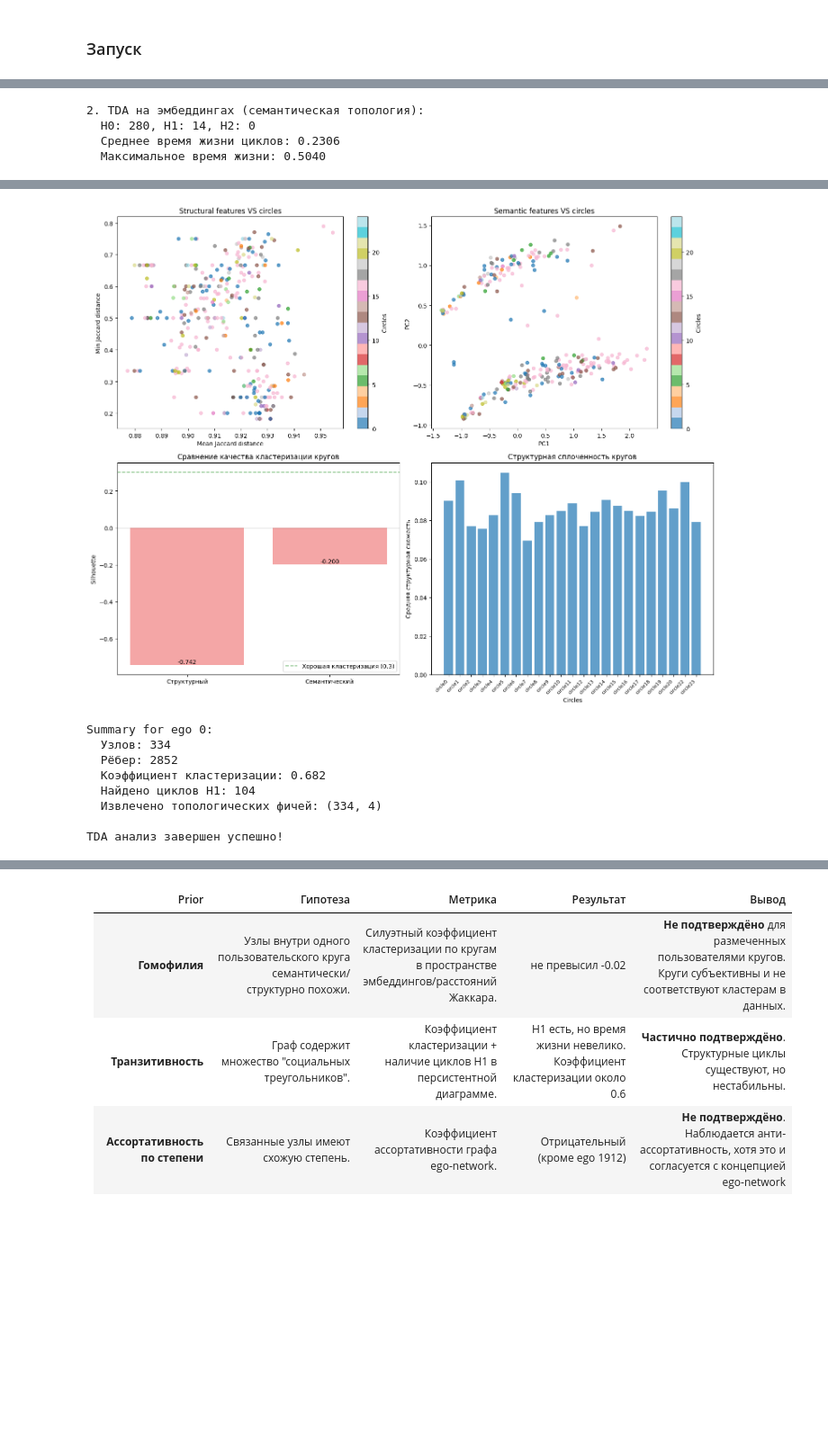
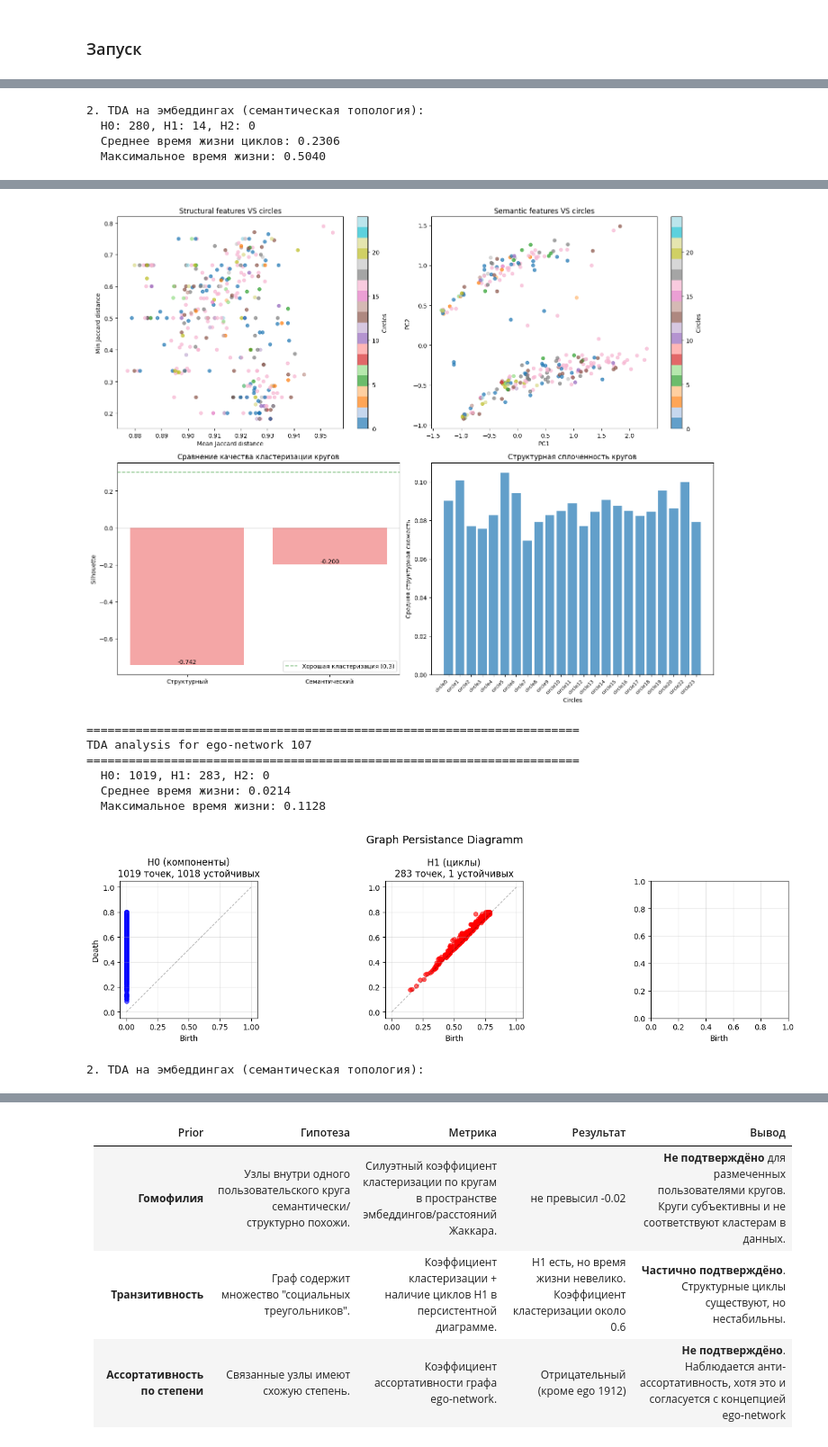
Before and after one commit to dandy472/DLS_Project_GNN, a Jupyter notebook: 2. TDA.ipynb, the cells around one changed output, grey strips where cells are left out. Shown at 90% size. Saved outputs shown, nothing was run; the diff lists cells and outputs as text; code cells hidden in the pictures; blank space fills up the shorter version.

```diff
--- a/2. TDA.ipynb
+++ b/2. TDA.ipynb
@@ -325,9 +325,6 @@ def tda_pipeline(ego_data, ego_id=None):
     }
 
     # Расстояние Жаккара - работает, кратчайшие пути - нет
-
-    print("\n1. TDA на графе (структурная топология):")
-
     try:
         n_nodes = G.number_of_nodes()
         node_list = list(G.nodes())
@@ -490,10 +487,6 @@ def tda_pipeline(ego_data, ego_id=None):
                     'close_neighbors_count'
                 ]
             }
-
-            print(f"  Извлечено признаков: {topo_features.shape}")
-            print(f"  Пример признаков узла 0: {topo_features[0]}")
-
     except Exception as e:
         print(f"  Ошибка: {e}")
         results['topological_features'] = {}
@@ -510,7 +503,10 @@ def tda_pipeline(ego_data, ego_id=None):
         graph_invariants = extract_topoinvariants(persistence_by_dim, results['graph_tda'].get('distance_matrix'), G)
         results['graph_tda']['invariants'] = graph_invariants
 
-        print(f"\n  Инварианты графа:")
+        print(f"\n  Основные инварианты графа:")
+        for key in ['betti_0','dim0_num_points','betti_1', 'dim1_num_points']:
+
+
         for key, value in graph_invariants.items():
             print(f"    {key}: {value}")
 
@@ -705,27 +701,9 @@ def tda_pipeline(ego_data, ego_id=None):
 # %% [markdown]
 ### Запуск
 # %%
-ego_id='0'
-results_tda = tda_pipeline(ego_networks[ego_id], ego_id)
-
-if results_tda:
-    # Сводка результатов
-    print(f"\nSummary for ego {ego_id}:")
-    print(f"  Узлов: {results_tda['graph_info']['num_nodes']}")
-    print(f"  Рёбер: {results_tda['graph_info']['num_edges']}")
-    print(f"  Коэффициент кластеризации: {results_tda['graph_info']['clustering']:.3f}")
-
-    if 'graph_tda' in results_tda:
-        print(f"  Найдено циклов H1: {results_tda['graph_tda']['h1_count']}")
-
-    if 'topological_features' in results_tda:
-        shape = results_tda['topological_features']['jaccard_based'].shape
-        print(f"  Извлечено топологических фичей: {shape}")
-
-    print(f"\nTDA анализ завершен успешно!")
-
-else:
-    print(f"\nTDA успешно провален!")
+tda_results_dict = {}
+for ego_id in ego_networks.keys():
+    tda_results_dict[ego_id] = tda_pipeline(ego_networks[ego_id], ego_id)
 # %% [output]
 ======================================================================
 TDA analysis for ego-network 0
@@ -735,37 +711,37 @@ TDA analysis for ego-network 0
   H0: 328, H1: 104, H2: 0
   Среднее время жизни: 0.0337
   Максимальное время жизни: 0.1333
 [figure]
 2. TDA на эмбеддингах (семантическая топология):
   H0: 280, H1: 14, H2: 0
   Среднее время жизни циклов: 0.2306
   Максимальное время жизни: 0.5040
 [figure]
 3. Извлечение топо-фичей:
   Извлечено признаков: (334, 4)
   Пример признаков узла 0: [0.91258355 0.62068966 0.08849802 1.        ]
 
 4. Извлечение топологических инвариантов:
 
   Инварианты графа:
     betti_0: 328
     dim0_total_persistence: 170.13700450994236
     dim0_mean_lifetime: 0.5187103796034828
     dim0_max_lifetime: 0.7894736842105263
     dim0_entropy: 5.734612060207819
 ... (55 lines left out)
     Силуэтный коэффициент (семантический): -0.200
     Круги НЕ соответствуют семантическим кластерам
 
   5.3. Визуализация сравнений:
 [figure]
-Summary for ego 0:
-  Узлов: 334
-  Рёбер: 2852
-  Коэффициент кластеризации: 0.682
-  Найдено циклов H1: 104
-  Извлечено топологических фичей: (334, 4)
-
-TDA анализ завершен успешно!
+======================================================================
+TDA analysis for ego-network 107
+======================================================================
+  H0: 1019, H1: 283, H2: 0
+  Среднее время жизни: 0.0214
+  Максимальное время жизни: 0.1128
+[figure, added]
+2. TDA на эмбеддингах (семантическая топология):
 # %% [markdown]
 ## Результаты TDA для ego-network:
```
Also changed, not shown: parts of 6 cells of this notebook, 1 other file.
